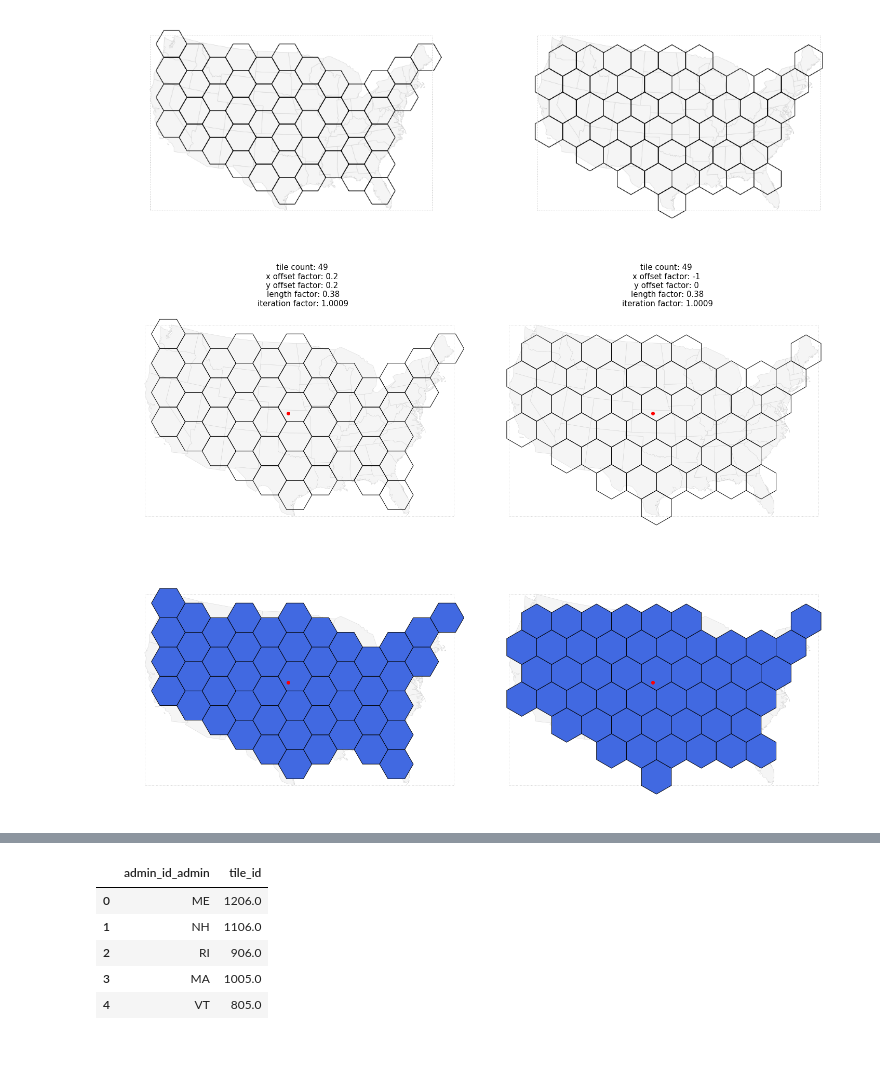
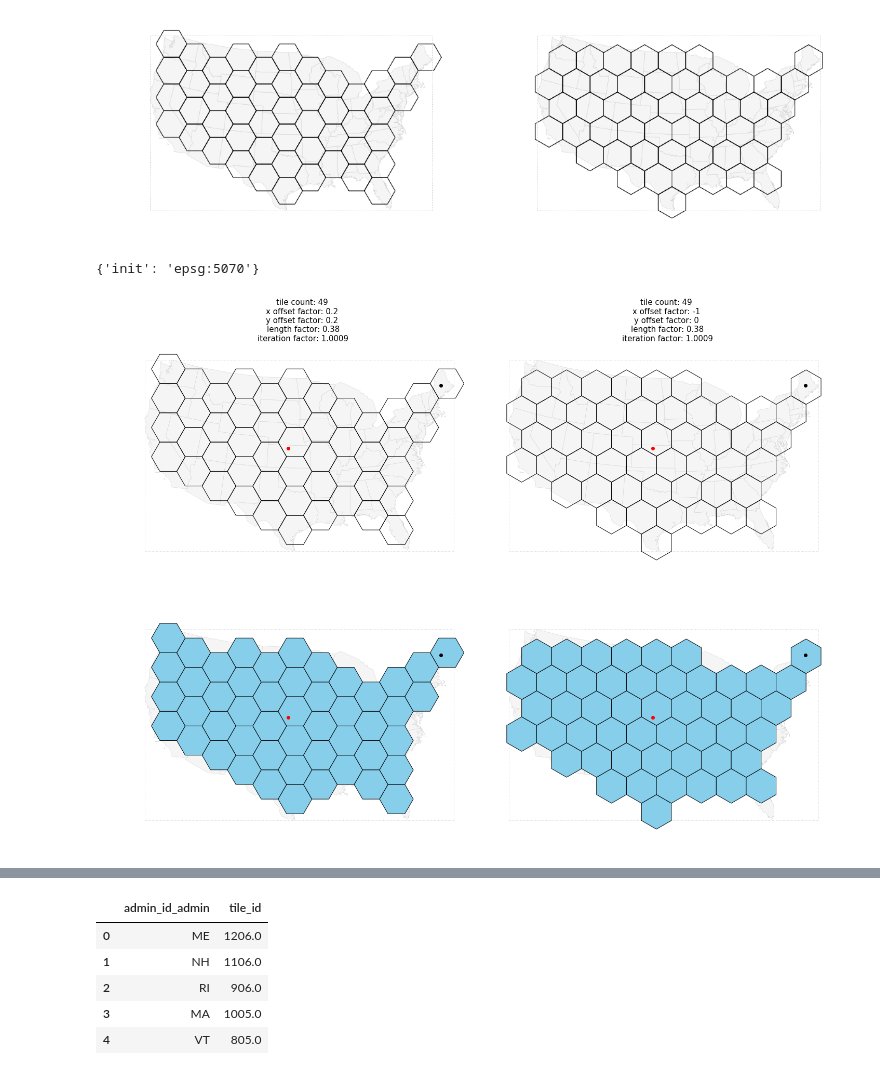
Before and after one commit to deitelberg/Python-projects, a Jupyter notebook: gridmap_refactor.ipynb, the cells around one changed output, grey strips where cells are left out. Saved outputs shown, nothing was run; the diff lists cells and outputs as text; code cells hidden in the pictures.

```diff
--- a/gridmap_refactor.ipynb
+++ b/gridmap_refactor.ipynb
@@ -62,8 +62,10 @@ def dissolve_polygons(gdf):
     gdf_dissolve['geom_exterior'] = Polygon(gdf_dissolve.exterior[1])
     gdf_dissolve = gdf_dissolve.set_geometry('geom_exterior')
     gdf_dissolve['geom_centroid'] = gdf_dissolve.centroid
-    return gdf_dissolve
+    return gdf_dissolve.reset_index(drop=True)
 
 admin = add_centroid_geom(admin)
 admin = add_convexhull_geom(admin)
 admin_hulls_dissolved = dissolve_polygons(admin.set_geometry('geom_convexhull'))
+
+print(display(HTML(admin_hulls_dissolved.to_html())))
@@ -172,7 +179,7 @@ def build_hexagon(x, y, length, bearing):
     hex_poly = Polygon(pts)
     return hex_poly
 
-def tesselate_hexagons_translate(bb, hull, length, x_offset_factor, y_offset_factor, flat='up'):
+def tesselate_hexagons_translate(bb, hull, length, x_offset_factor, y_offset_factor, flat, keep):
     x_row = 100
     y_col = 0
     hexes = []
@@ -207,7 +214,9 @@ def tesselate_hexagons_translate(bb, hull, length, x_offset_factor, y_offset_fac
         y_inside = ((centroid.y >= bb['miny'] - abs(y_offset_seed)) and
                     (centroid.y <= bb['maxy'] + abs(y_offset_seed)))
 
-        if hull.intersects(centroid):
+        if keep=='center_in' and hull.intersects(centroid):
+            hexes += [hex_gdf]
+        elif keep=='touches' and hull.intersects(hexagon):
             hexes += [hex_gdf]
 
         if x_inside and y_inside:
@@ -248,7 +257,7 @@ def tesselate_hexagons_translate(bb, hull, length, x_offset_factor, y_offset_fac
     hexes_gdf = add_centroid_geom(hexes_gdf)
     return hexes_gdf
 
-def iterate_size(adm, bb, flat, x_offset_factor, y_offset_factor, len_factor, iter_factor): #x_offset_factor should be between -1 and 1
+def iterate_size(adm, bb, flat, x_offset_factor, y_offset_factor, len_factor, iter_factor, keep='touches'): #x_offset_factor should be between -1 and 1
     length = max(bb['rangex'], bb['rangey']) / (len(adm) * len_factor)
     print('\nFlat side: {}'.format(flat))
 
@@ -256,11 +265,12 @@ def iterate_size(adm, bb, flat, x_offset_factor, y_offset_factor, len_factor, it
     i = 1
     while hex_count > len(adm):
         hexagons = tesselate_hexagons_translate(bb=bbox,
-                                                hull=admin_hulls_dissolved['geom_convexhull'][1],
+                                                hull=admin_hulls_dissolved['geom_convexhull'][0],
                                                 length=length,
                                                 x_offset_factor=x_offset_factor,
                                                 y_offset_factor=y_offset_factor,
-                                                flat=flat)
+                                                flat=flat,
+                                                keep=keep)
         hex_count = len(hexagons)
 
         print('i{} h{}...'.format(i, hex_count), end =' ')
@@ -278,11 +288,13 @@ ifac   = 1.0009
 
 hexagons_up = iterate_size(admin, bbox, flat='up',
                            x_offset_factor=xofac1, y_offset_factor=yofac1,
-                           len_factor=lfac, iter_factor=ifac)
+                           len_factor=lfac, iter_factor=ifac, keep='center_in')
+hexagons_up.crs = {'init': 'epsg:5070'}
 
 hexagons_side = iterate_size(admin, bbox, flat='side',
                              x_offset_factor=xofac2, y_offset_factor=yofac2,
-                             len_factor=lfac, iter_factor=ifac)
+                             len_factor=lfac, iter_factor=ifac, keep='center_in')
+hexagons_side.crs = {'init': 'epsg:5070'}
 
 hexagons_up.head(10)
 # %% [output]
@@ -320,6 +332,14 @@ bbox_gdf.plot(ax=ax2, facecolor="none", edgecolor='lightgrey', linestyle=':')
 plt.show()
 # %% [output]
 [figure]
+# %%
+
+#hexagons_up.drop(columns=['geom_centroid']).to_file('USA_hexagons.shp')
+#hexagons_up.drop(columns=['geom_centroid']).to_json()
+print(hexagons_up.crs)
+#hexagons_up.head()
+# %% [output]
+{'init': 'epsg:5070'}
 # %%
 fig, ax = plt.subplots(nrows=2, ncols=2, constrained_layout=True, figsize=(20, 15), sharex=True, sharey=True)
 
@@ -328,36 +348,40 @@ ax[0,0].set_title('tile count: {} \nx offset factor: {} \ny offset factor: {} \n
                   fontdict={'fontsize': '15', 'fontweight' : '500'})
 ax[0,0].set_axis_off()
 admin.set_geometry('geom_poly').plot(ax=ax[0,0], linewidth=0.5, edgecolor='lightgrey', color='whitesmoke')
 bbox_gdf.plot(ax=ax[0,0], facecolor="none", edgecolor='lightgrey', linestyle=':')
 hexagons_up.plot(ax=ax[0,0], edgecolor='black', facecolor="none")
 admin_hulls_dissolved.set_geometry('geom_centroid').plot(ax=ax[0,0], color='red')
+admin.loc[admin[admin_id] == 'ME'].set_geometry('geom_centroid').plot(ax=ax[0,0], color='black')
 
 # Plot on axis 2 (top right)
 ax[0,1].set_title('tile count: {} \nx offset factor: {} \ny offset factor: {} \nlength factor: {}\niteration factor: {}'.format(len(hexagons_up), xofac2, yofac2, lfac, ifac),
                   fontdict={'fontsize': '15', 'fontweight' : '500'})
 ax[0,1].set_axis_off()
 admin.set_geometry('geom_poly').plot(ax=ax[0,1], linewidth=0.5, edgecolor='lightgrey', color='whitesmoke')
 bbox_gdf.plot(ax=ax[0,1], facecolor="none", edgecolor='lightgrey', linestyle=':')
 hexagons_side.plot(ax=ax[0,1], edgecolor='black', facecolor="none")
 admin_hulls_dissolved.set_geometry('geom_centroid').plot(ax=ax[0,1], color='red')
+admin.loc[admin[admin_id] == 'ME'].set_geometry('geom_centroid').plot(ax=ax[0,1], color='black')
 
 # Plot on axis 3 (bottom left)
 ax[1,0].set_axis_off()
 admin.set_geometry('geom_poly').plot(ax=ax[1,0], linewidth=0.5, edgecolor='lightgrey', color='whitesmoke')
 bbox_gdf.plot(ax=ax[1,0], facecolor="none", edgecolor='lightgrey', linestyle=':')
-hexagons_up.plot(ax=ax[1,0], edgecolor='black', facecolor="royalblue")
+hexagons_up.plot(ax=ax[1,0], edgecolor='black', facecolor="skyblue")
 admin_hulls_dissolved.set_geometry('geom_centroid').plot(ax=ax[1,0], color='red')
+admin.loc[admin[admin_id] == 'ME'].set_geometry('geom_centroid').plot(ax=ax[1,0], color='black')
 
 # Plot on axis 4 (bottom right)
 ax[1,1].set_axis_off()
 admin.set_geometry('geom_poly').plot(ax=ax[1,1], linewidth=0.5, edgecolor='lightgrey', color='whitesmoke')
 bbox_gdf.plot(ax=ax[1,1], facecolor="none", edgecolor='lightgrey', linestyle=':')
-hexagons_side.plot(ax=ax[1,1], edgecolor='black', facecolor="royalblue")
+hexagons_side.plot(ax=ax[1,1], edgecolor='black', facecolor="skyblue")
 admin_hulls_dissolved.set_geometry('geom_centroid').plot(ax=ax[1,1], color='red')
+admin.loc[admin[admin_id] == 'ME'].set_geometry('geom_centroid').plot(ax=ax[1,1], color='black')
 
 plt.show()
 # %% [output]
-[figure, old version]
+[figure, new version]
 # %%
 fig, ax = plt.subplots(nrows=1, ncols=1, figsize=(12, 10))
 ax.set_axis_off()
```
Also changed, not shown: parts of 8 cells of this notebook.
